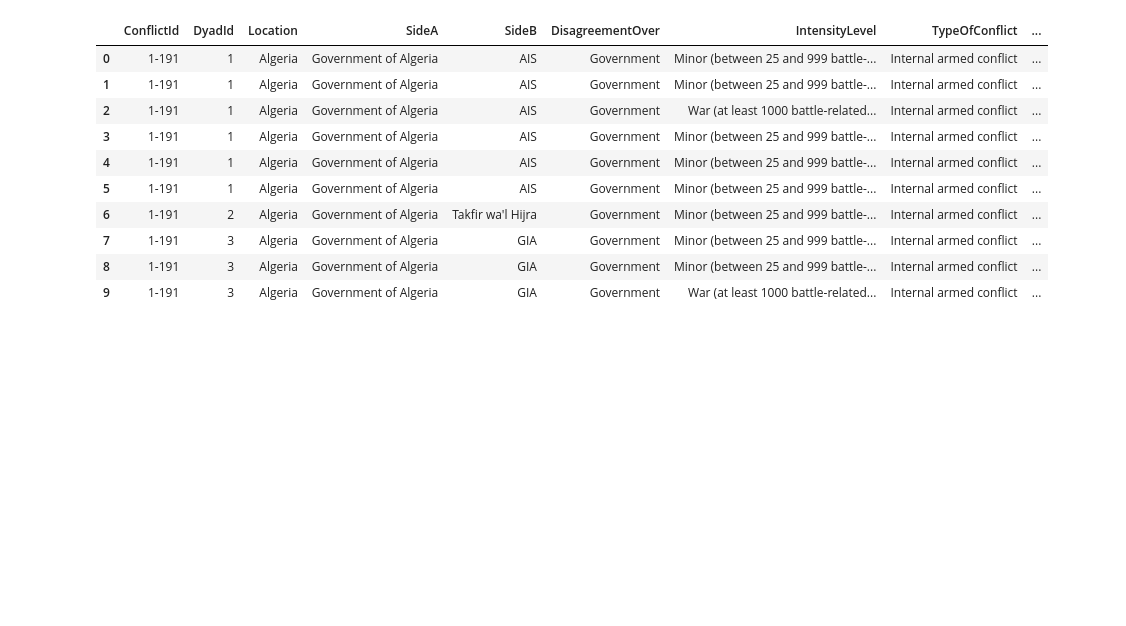
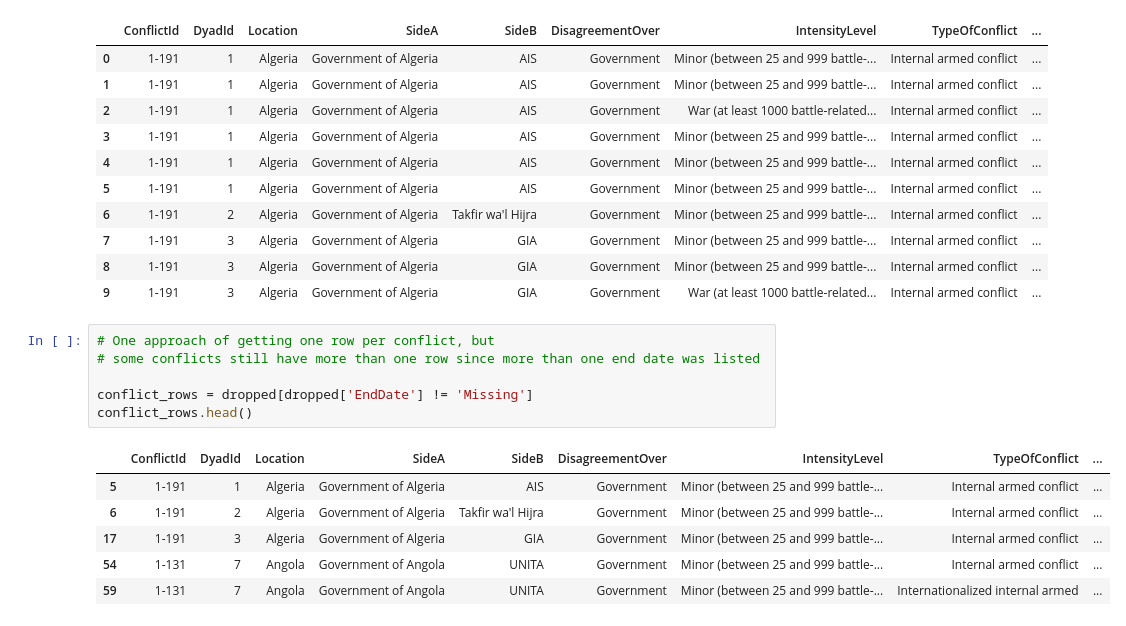
Before and after one commit to ds-modules/POLSCI-5, a Jupyter notebook: Cleaning_2.ipynb, the cells around one changed output. Saved outputs shown, nothing was run; the diff lists cells and outputs as text; blank space fills up the shorter version.

```diff
--- a/Cleaning_2.ipynb
+++ b/Cleaning_2.ipynb
@@ -204,3 +204,16 @@ dropped.head(10)
 | 7 | 1-191 | 3 | Algeria | Government of Algeria | GIA | Government | Minor (between 25 and 999 battle-... | Internal armed conflict | ... |
 | 8 | 1-191 | 3 | Algeria | Government of Algeria | GIA | Government | Minor (between 25 and 999 battle-... | Internal armed conflict | ... |
 | 9 | 1-191 | 3 | Algeria | Government of Algeria | GIA | Government | War (at least 1000 battle-related... | Internal armed conflict | ... |
+# %%
+# One approach of getting one row per conflict, but
+# some conflicts still have more than one row since more than one end date was listed
+
+conflict_rows = dropped[dropped['EndDate'] != 'Missing']
+conflict_rows.head()
+# %% [output]
+|  | ConflictId | DyadId | Location | SideA | SideB | DisagreementOver | IntensityLevel | TypeOfConflict | ... |
+| 5 | 1-191 | 1 | Algeria | Government of Algeria | AIS | Government | Minor (between 25 and 999 battle-... | Internal armed conflict | ... |
+| 6 | 1-191 | 2 | Algeria | Government of Algeria | Takfir wa'l Hijra | Government | Minor (between 25 and 999 battle-... | Internal armed conflict | ... |
+| 17 | 1-191 | 3 | Algeria | Government of Algeria | GIA | Government | Minor (between 25 and 999 battle-... | Internal armed conflict | ... |
+| 54 | 1-131 | 7 | Angola | Government of Angola | UNITA | Government | Minor (between 25 and 999 battle-... | Internal armed conflict | ... |
+| 59 | 1-131 | 7 | Angola | Government of Angola | UNITA | Government | Minor (between 25 and 999 battle-... | Internationalized internal armed | ... |
```
Also changed, not shown: parts of 6 cells of this notebook.
